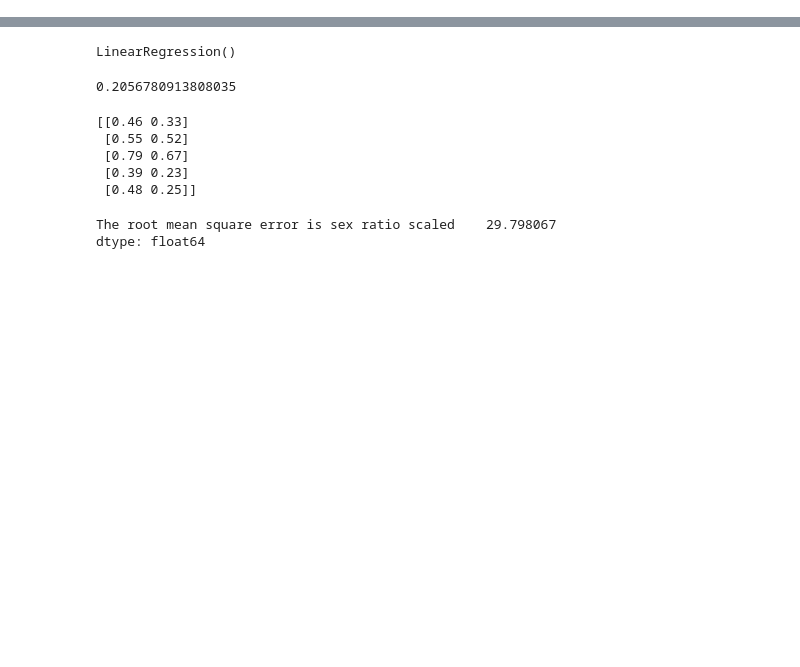
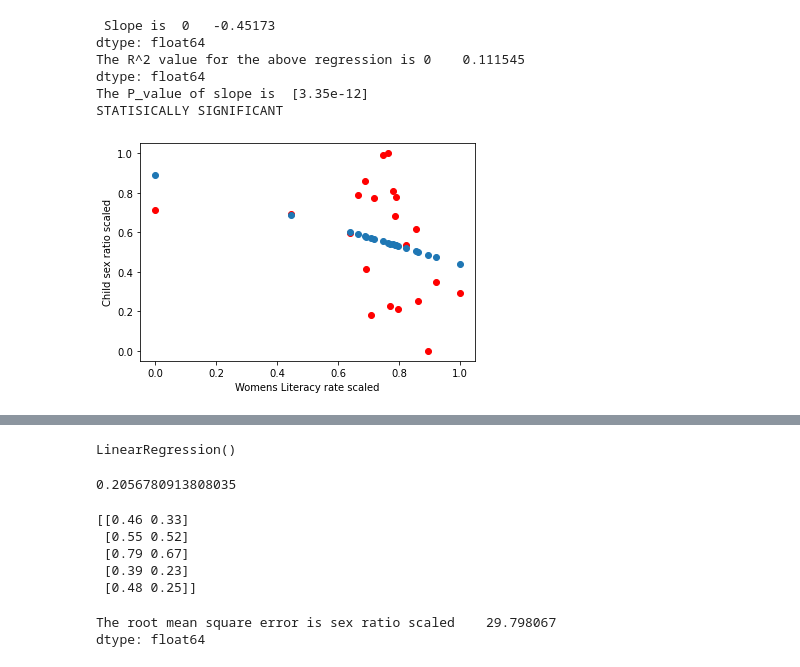
Before and after one commit to ML-NOOB/Project-on-sex-ratio, a Jupyter notebook: sex_ratio_Haryana.ipynb, the cells around one changed output, grey strips where cells are left out. Drawn from its saved outputs; the diff is of its cells as text; code cells hidden in the pictures; blank space fills up the shorter version.

```diff
--- a/sex_ratio_Haryana.ipynb
+++ b/sex_ratio_Haryana.ipynb
@@ -147,0 +150,10 @@ STATISICALLY SIGNIFICANT
+# %%
+regressions(Scale_df['Womens Literacy rate scaled'].values, Scale_df['Child sex ratio scaled'].values,'Womens Literacy rate scaled','Child sex ratio scaled')
+# %% [output]
+ Slope is  0   -0.45173
+dtype: float64
+The R^2 value for the above regression is 0    0.111545
+dtype: float64
+The P_value of slope is  [3.35e-12]
+STATISICALLY SIGNIFICANT
+[figure, added]
```
Also changed, not shown: parts of 7 cells of this notebook.
